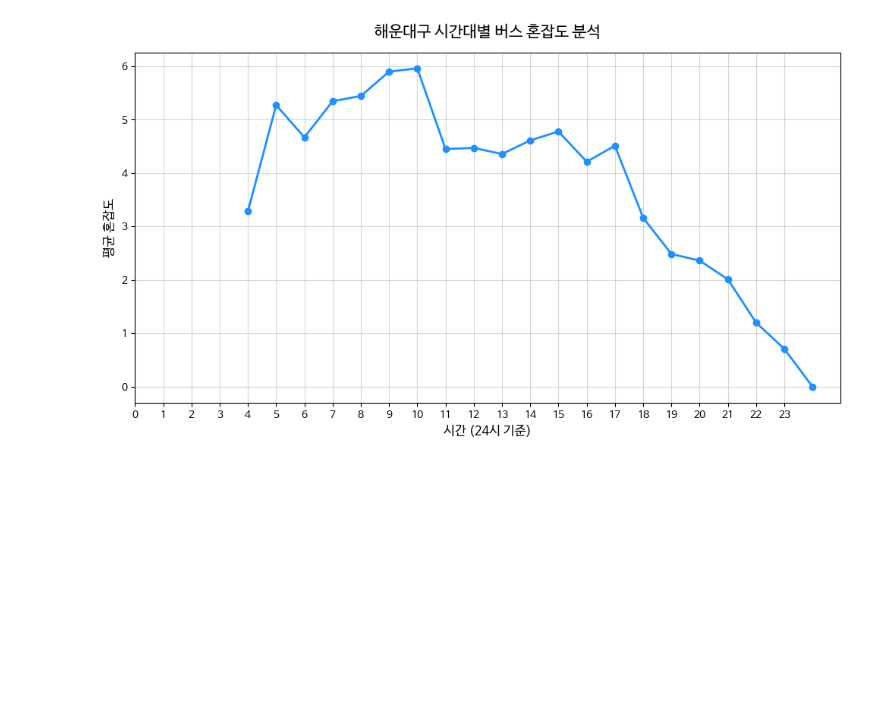
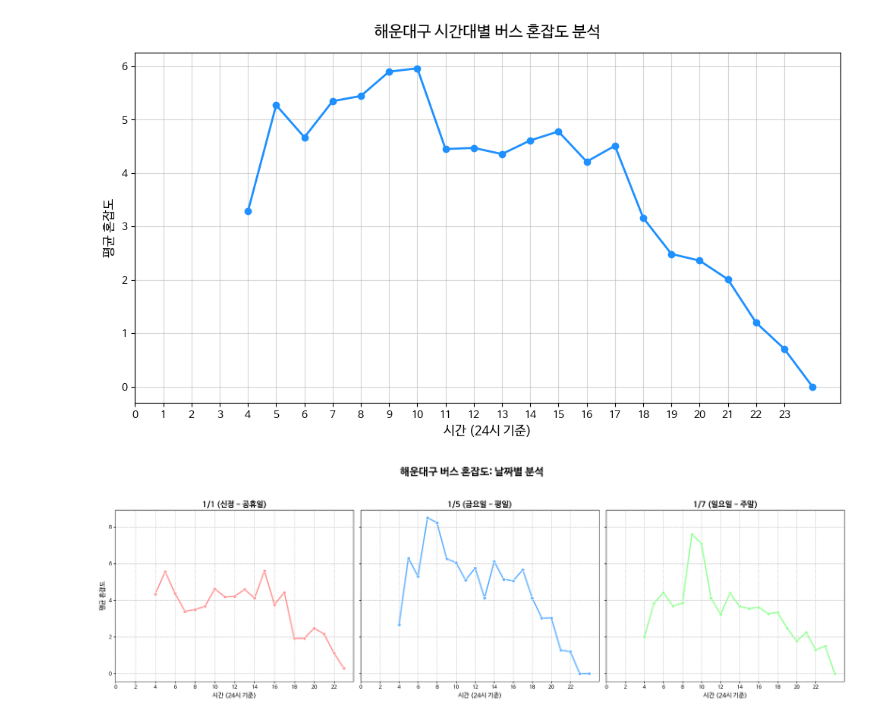
Before and after one commit to yj2da/busan-metro-xai, a Jupyter notebook: [MP2].ipynb, the cells around one changed output. Cells and saved outputs as stored; diff of their text form; code cells hidden in the pictures; blank space fills up the shorter version.

```diff
--- a/[MP2].ipynb
+++ b/[MP2].ipynb
@@ -94,3 +94,42 @@ else:
     print("데이터 파일 없음")
 # %% [output]
 [figure]
+# %%
+#날짜별 시각화
+
+import matplotlib.pyplot as plt
+import seaborn as sns
+
+plt.rc('font', family='NanumBarunGothic')
+
+# 데이터 불러오기
+df = pd.read_csv("busan_bus_cleaned.csv")
+
+# 날짜별로 그래프 그리기
+fig, axes = plt.subplots(1, 3, figsize=(20, 6), sharey=True)
+target_dates = [20240101, 20240105, 20240107]
+titles = ['1/1 (신정 - 공휴일)', '1/5 (금요일 - 평일)', '1/7 (일요일 - 주말)']
+colors = ['#ff9999', '#66b3ff', '#99ff99']
+
+for i, date in enumerate(target_dates):
+    # 해당 날짜 데이터만 필터링
+    day_df = df[df['opr_ymd'] == date]
+
+    # 시간대별 평균 혼잡도 계산
+    hourly_cgst = day_df.groupby('tzon')['cgst'].mean().reset_index()
+
+    # 그래프 그리기
+    sns.lineplot(ax=axes[i], data=hourly_cgst, x='tzon', y='cgst',
+                 marker='o', color=colors[i], linewidth=2.5)
+
+    axes[i].set_title(titles[i], fontsize=15, fontweight='bold')
+    axes[i].set_xlabel("시간 (24시 기준)", fontsize=12)
+    axes[i].set_ylabel("평균 혼잡도", fontsize=12)
+    axes[i].grid(True, linestyle='--', alpha=0.7)
+    axes[i].set_xticks(range(0, 24, 2)) # X축 간격 조절
+
+plt.suptitle("해운대구 버스 혼잡도: 날짜별 분석", fontsize=20, y=1.05, fontweight='bold')
+plt.tight_layout()
+plt.show()
+# %% [output]
+[figure, added]
```
Also changed, not shown: parts of 1 cell of this notebook.
